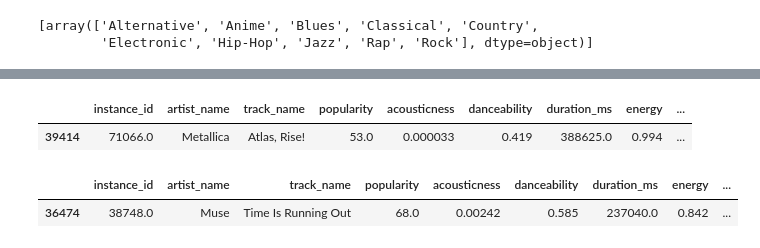
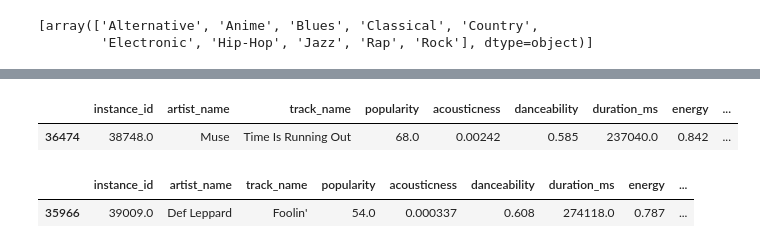
Before and after one commit to tristanpadiou/kaggle-music-genre-nn, a Jupyter notebook: music_recomendation_data.ipynb, the cells around one changed output, grey strips where cells are left out. Drawn from its saved outputs; the diff is of its cells as text; code cells hidden in the pictures.

Commit message:
polished music recommender

```diff
--- a/music_recomendation_data.ipynb
+++ b/music_recomendation_data.ipynb
@@ -30,6 +33,8 @@ music_df=music_df.dropna()
 music_df=music_df[music_df['tempo']!='?']
 # %%
 music_df=music_df[music_df['artist_name']!='empty_field']
+# %%
+music_df=music_df[music_df['duration_ms']>0]
 # %%
 music_df
 # %% [output]
@@ -212,10 +229,11 @@ best_10
+# %%
+# checking results
+music_df.loc[music_df['instance_id']==38748.0]
+# %% [output]
+|  | instance_id | artist_name | track_name | popularity | acousticness | danceability | duration_ms | energy | ... |
+| 36474 | 38748.0 | Muse | Time Is Running Out | 68.0 | 0.00242 | 0.585 | 237040.0 | 0.842 | ... |
 # %%
-music_df.loc[music_df['instance_id']==best_10.iloc[0]['instance_id']]
+music_df.loc[music_df['instance_id']==39009.0]
 # %% [output]
 |  | instance_id | artist_name | track_name | popularity | acousticness | danceability | duration_ms | energy | ... |
-| 39414 | 71066.0 | Metallica | Atlas, Rise! | 53.0 | 0.000033 | 0.419 | 388625.0 | 0.994 | ... |
+| 35966 | 39009.0 | Def Leppard | Foolin' | 54.0 | 0.000337 | 0.608 | 274118.0 | 0.787 | ... |
-# %%
-music_df.loc[music_df['instance_id']==id]
-# %% [output]
-|  | instance_id | artist_name | track_name | popularity | acousticness | danceability | duration_ms | energy | ... |
-| 36474 | 38748.0 | Muse | Time Is Running Out | 68.0 | 0.00242 | 0.585 | 237040.0 | 0.842 | ... |
```
Also changed, not shown: parts of 25 cells of this notebook, 1 other file.
